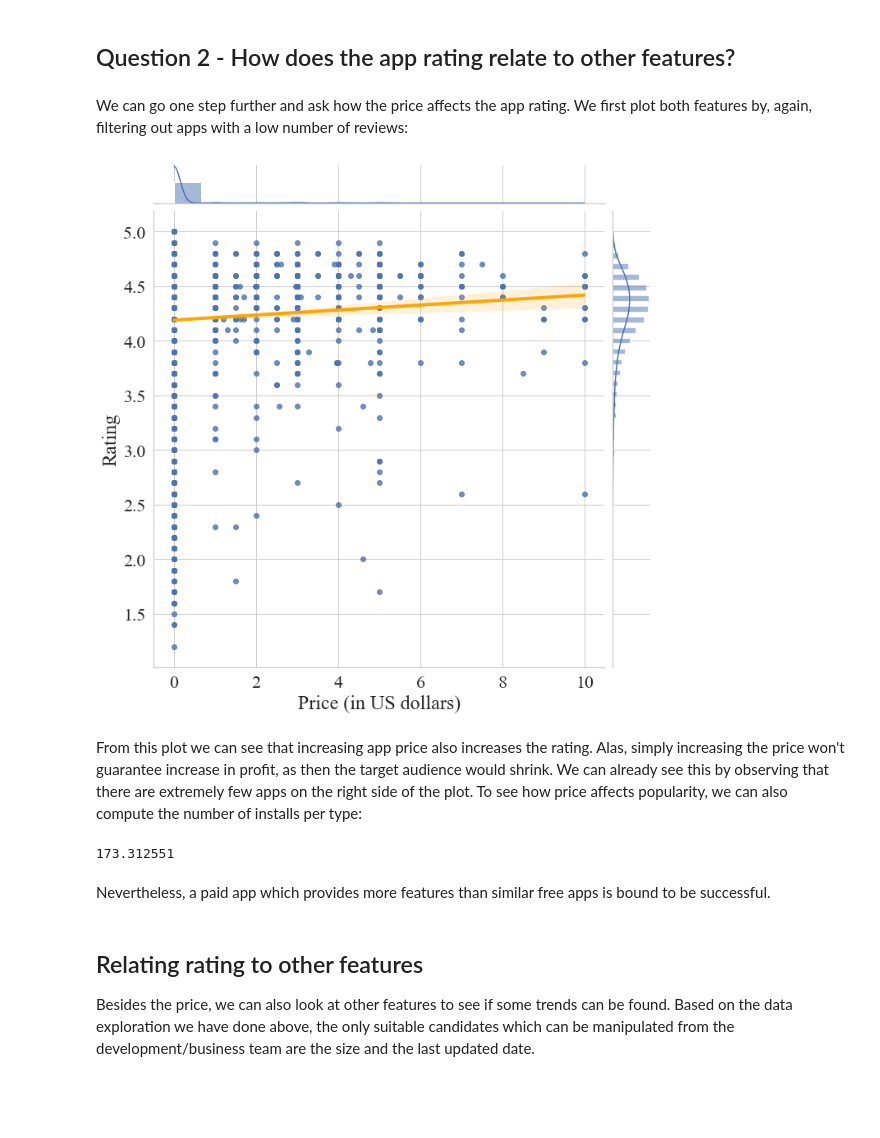
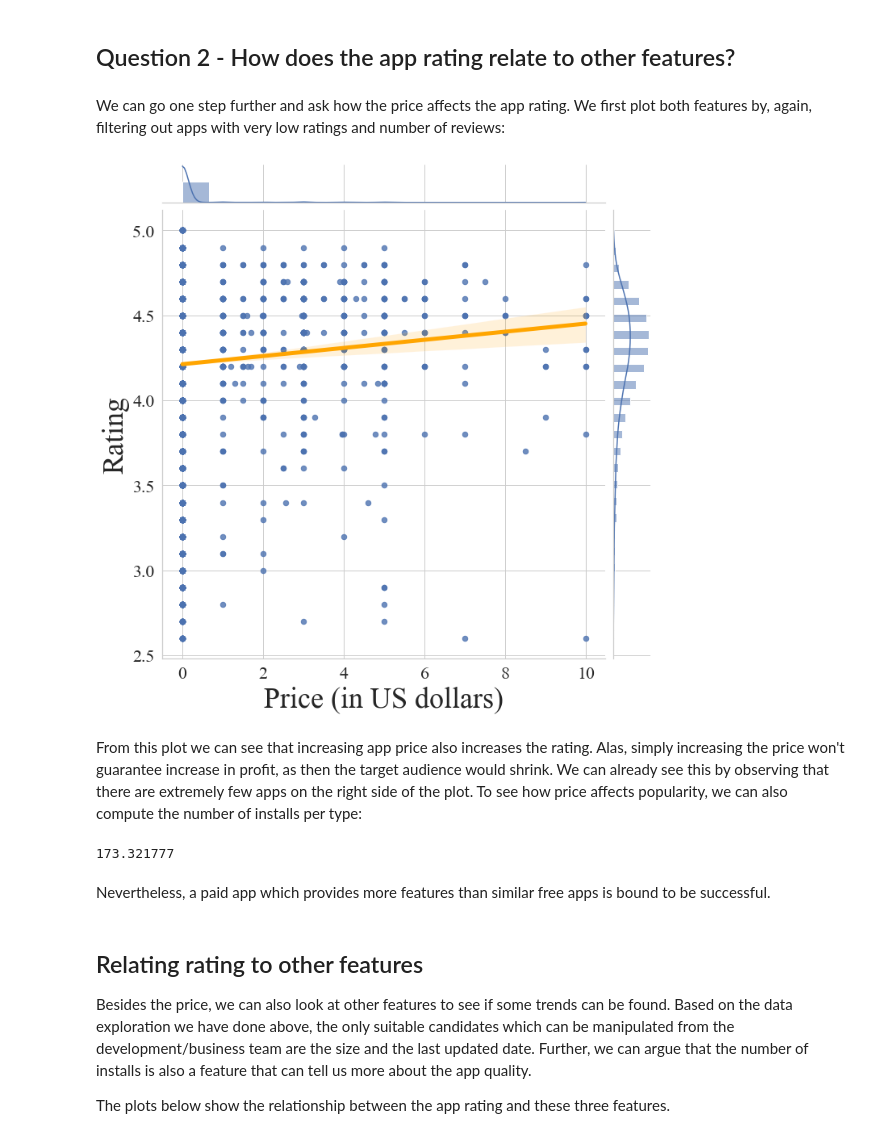
Before and after one commit to ikar1234/DataLiteracyProject, a Jupyter notebook: notebooks/RatingAnalysis.ipynb, the cells around one changed output. Saved outputs shown, nothing was run; the diff lists cells and outputs as text; code cells hidden in the pictures; blank space fills up the shorter version.

```diff
--- a/notebooks/RatingAnalysis.ipynb
+++ b/notebooks/RatingAnalysis.ipynb
@@ -196,20 +196,21 @@ This result is not suprising, since one would expect that users who buy apps ten
 # %% [markdown]
 ## Question 2 - How does the app rating relate to other features?
 # %% [markdown]
-We can go one step further and ask how the price affects the app rating. We first plot both features by, again, filtering out apps with a low number of reviews:
+We can go one step further and ask how the price affects the app rating. We first plot both features by, again, filtering out apps with very low ratings and number of reviews:
 # %%
-data_f = ratings_data.query('Reviews > 20')
+data_f = ratings_data.query('Reviews > 20 & Rating > 2.5')
 # %%
 plt.rcParams['figure.figsize'] = 11.7,8.27
 sns.set(font_scale=2, font="Times New Roman", style="whitegrid")
 
 data_pr = data_f.query('Price < 1000')
 data_pr['Price'] = data_pr['Price']/100
-ax = sns.jointplot(x="Price", y="Rating", data=data_pr, kind='reg',joint_kws={'line_kws':{'color':'orange', 'linewidth': 4}},height=10, ratio=10)
-ax.ax_joint.set_xlabel('Price (in US dollars)')
+ax = sns.jointplot(x="Price", y="Rating", data=data_pr, kind='reg',joint_kws={'line_kws':{'color':'orange', 'linewidth': 5}}, scatter_kws={'s': 42}, height=10, ratio=10)
+ax.ax_joint.set_xlabel('Price (in US dollars)',fontsize=36)
+ax.ax_joint.set_ylabel('Rating',fontsize=36)
 plt.savefig('../figures/price.png')
 # %% [output]
-[figure, old version]
+[figure, new version]
 # %% [markdown]
 From this plot we can see that increasing app price also increases the rating. Alas, simply increasing the price won't guarantee increase in profit, as then the target audience would shrink. We can already see this by observing that there are extremely few apps on the right side of the plot. To see how price affects popularity, we can also compute the number of installs per type:
 # %%
@@ -220,13 +221,15 @@ paid_ratio = pr_ins_paid/paid_count
 
 print(f'{free_ratio/paid_ratio:2f}')
 # %% [output]
-173.312551
+173.321777
 # %% [markdown]
 Nevertheless, a paid app which provides more features than similar free apps is bound to be successful.
 # %% [markdown]
 ## Relating rating to other features
 
-Besides the price, we can also look at other features to see if some trends can be found. Based on the data exploration we have done above, the only suitable candidates which can be manipulated from the development/business team are the size and the last updated date.
+Besides the price, we can also look at other features to see if some trends can be found. Based on the data exploration we have done above, the only suitable candidates which can be manipulated from the development/business team are the size and the last updated date. Further, we can argue that the number of installs is also a feature that can tell us more about the app quality.
+
+The plots below show the relationship between the app rating and these three features.
 # %%
 # convert the size to the same unit (and discard varying values)
 def size_to_abs(x):
```
Also changed, not shown: parts of 4 cells of this notebook, 7 other files.
